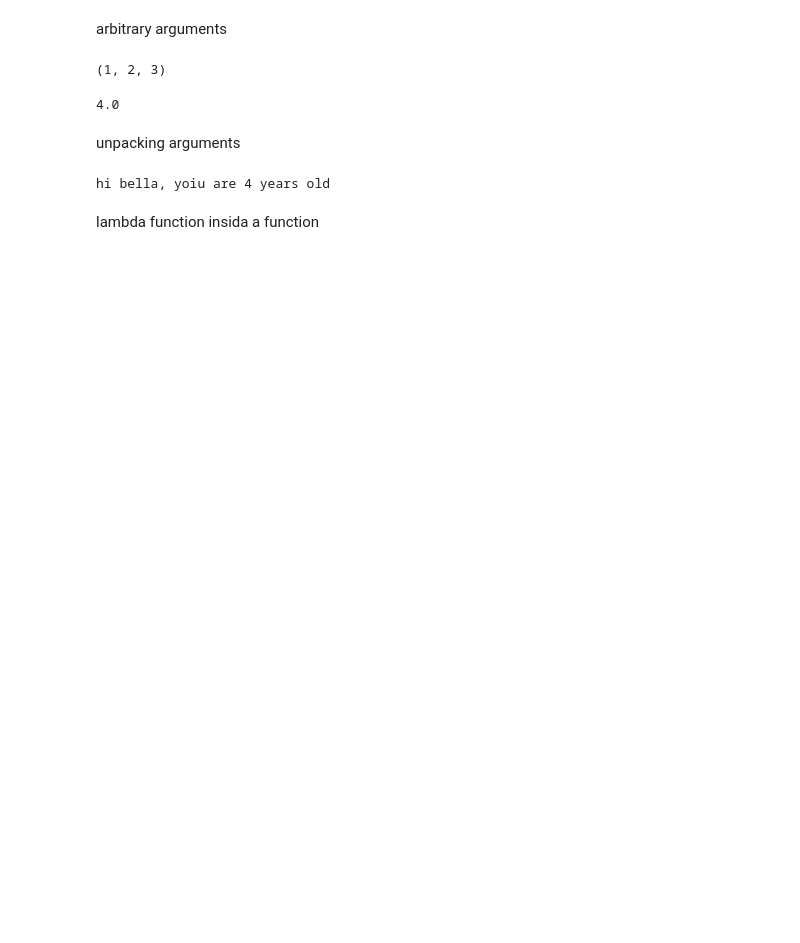
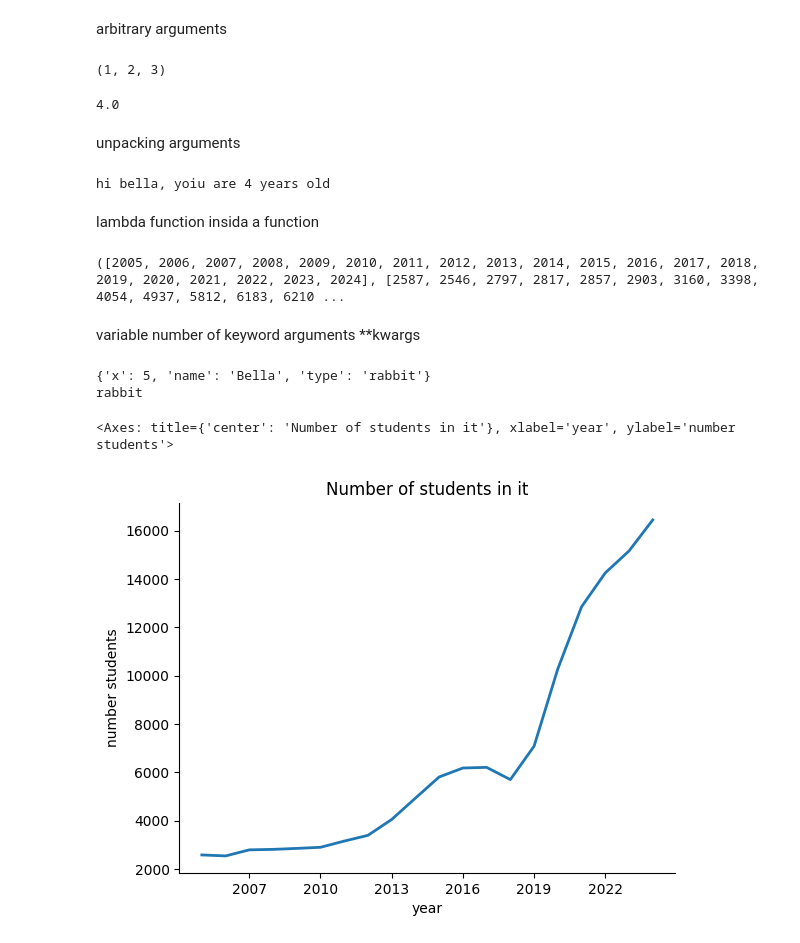
Before and after one commit to Anja-Sche/Python_Anja_Scherwall_DE25_Klass, a Jupyter notebook: 11_functions/Video_code_along.ipynb, the cells around one changed output. Cells and saved outputs as stored; diff of their text form; code cells hidden in the pictures; blank space fills up the shorter version.

```diff
--- a/11_functions/Video_code_along.ipynb
+++ b/11_functions/Video_code_along.ipynb
@@ -93,4 +93,60 @@ def extract_data(filename):
     with open(filename, "r") as file:
         data = file.readlines()
 
-        print(data)
+    years, it, economy = data
+    clean_row = lambda row: [int(item) for item in row.strip().split(",") [1:]]
+    years = clean_row(years)
+    it = clean_row(it)
+    economy = clean_row(economy)
+
+    return years, it, economy
+
+
+print(extract_data("data/students_yh_it_economy.txt"))
+# %% [output]
+([2005, 2006, 2007, 2008, 2009, 2010, 2011, 2012, 2013, 2014, 2015, 2016, 2017, 2018, 2019, 2020, 2021, 2022, 2023, 2024], [2587, 2546, 2797, 2817, 2857, 2903, 3160, 3398, 4054, 4937, 5812, 6183, 6210 ...
+# %% [markdown]
+variable number of keyword arguments **kwargs
+# %%
+def test_kwargs(**kwargs):
+    print(kwargs)
+    print(kwargs.get("type"))
+
+test_kwargs(x =5, name ="Bella", type ="rabbit")
+# %% [output]
+{'x': 5, 'name': 'Bella', 'type': 'rabbit'}
+rabbit
+# %%
+import matplotlib.pyplot as plt
+from matplotlib.ticker import MaxNLocator
+
+years, it, economy = extract_data("data/students_yh_it_economy.txt")
+fig, ax = plt.subplots(1)
+
+
+def plot_data(ax, x, y, **options):
+    ax.plot(x, y, linewidth=options.get("linewidth", 3))
+    ax.set(
+        xlabel=options.get("xlabel"),
+        ylabel=options.get("ylabel"),
+        title=options.get("title"),
+    )
+
+    ax.xaxis.set_major_locator(MaxNLocator(integer=True))
+    ax.spines[["top", "right"]].set_visible(False)
+
+    return ax
+
+
+plot_data(
+    ax,
+    x=years,
+    y=it,
+    linewidth=2,
+    title="Number of students in it",
+    xlabel="year",
+    ylabel="number students",
+)
+# %% [output]
+<Axes: title={'center': 'Number of students in it'}, xlabel='year', ylabel='number students'>
+[figure, added]
```
Also changed, not shown: parts of 1 cell of this notebook, 1 other file.
